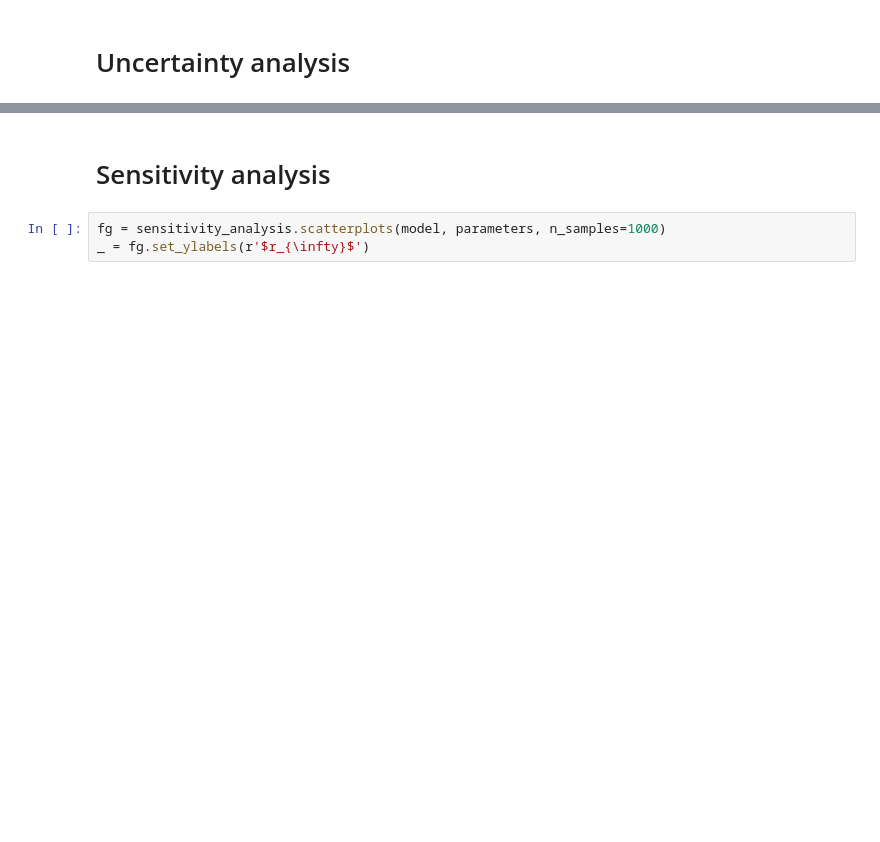
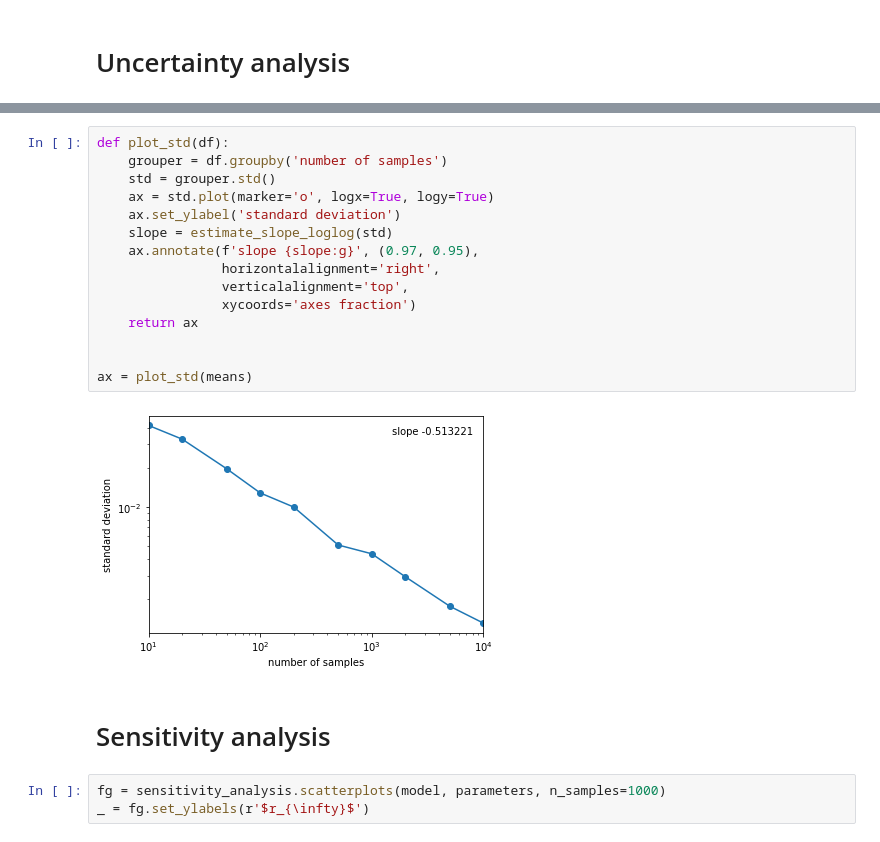
Before and after one commit to janmedlock/sensitivity_analysis, a Jupyter notebook: final_size.ipynb, the cells around one changed output, grey strips where cells are left out. Drawn from its saved outputs; the diff is of its cells as text; blank space fills up the shorter version.

```diff
--- a/final_size.ipynb
+++ b/final_size.ipynb
@@ -184,3 +211,20 @@ ax = plot_IQR(means)
+# %%
+def plot_std(df):
+    grouper = df.groupby('number of samples')
+    std = grouper.std()
+    ax = std.plot(marker='o', logx=True, logy=True)
+    ax.set_ylabel('standard deviation')
+    slope = estimate_slope_loglog(std)
+    ax.annotate(f'slope {slope:g}', (0.97, 0.95),
+                horizontalalignment='right',
+                verticalalignment='top',
+                xycoords='axes fraction')
+    return ax
+
+
+ax = plot_std(means)
+# %% [output]
+[figure, added]
 # %% [markdown]
 # Sensitivity analysis
 # %%
```
Also changed, not shown: parts of 25 cells of this notebook.
